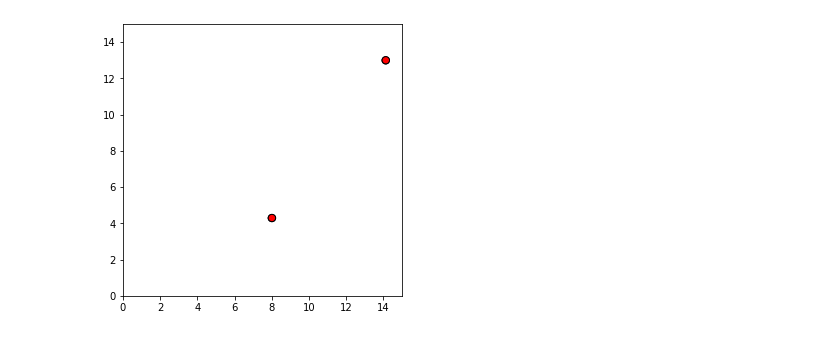
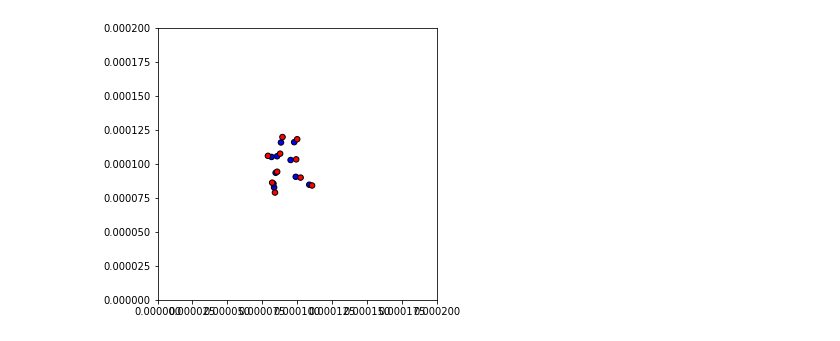
Before and after one commit to MoAbdelaziz/acoustophoresis, a Jupyter notebook: acoustophoresis.ipynb, the cells around one changed output. Cells and saved outputs as stored; diff of their text form; code cells hidden in the pictures.

```diff
--- a/acoustophoresis.ipynb
+++ b/acoustophoresis.ipynb
@@ -17,18 +55,14 @@ from IPython.display import HTML
 # %%
-num_particles = 2
-radius = .2
+num_particles = 10
+
 particle_vel = np.zeros((num_particles,3))
 max_iterations = 100 # for checking particle overlap at each timestep
-overlap_tol = .01 # tolerance for overlapping particles to not repeatedly run excluded volume check
-standing_wave_amplitude = 50
-wavenumber = 2*np.pi/10
-viscosity = 100 # dynamic viscosity
-Omega_a_squared = 0 # vortex strength
-E0 = 10
-f0s = 1
-f0p = 1
-f1s = 1
-f1p = 1 # calculate all of these later
+overlap_tol = .01*radius # tolerance for overlapping particles to not repeatedly run excluded volume check
+
+standing_wave_amplitude = 4*np.pi*radius**3*acoustic_energy_density*wavenumber*contrast_factor
+Omega_a_squared = 0*    1*10**-6 # vortex strength
+
+
 
 def force_grav(rho_p,rho_m,radius):
     g = 9.81
@@ -38,15 +72,22 @@ def force_grav(rho_p,rho_m,radius):
 
 def initialize_pos(x_range, y_range, z_range):
     particle_pos = np.zeros((num_particles,3))
+    x_center = (x_range[0]+x_range[1])/2
+    y_center = (y_range[0]+y_range[1])/2
+    z_center = (z_range[0]+z_range[1])/2
+
+    spread = 0.2
     for i in range(num_particles):
-        particle_pos[i,0] = np.random.uniform(low=x_range[0], high=x_range[1])
-        particle_pos[i,1] = np.random.uniform(low=y_range[0], high=y_range[1])
-        particle_pos[i,2] = np.random.uniform(low=z_range[0], high=z_range[1])
+        particle_pos[i,0] = np.random.uniform(low=x_center*(1-spread), high=x_center*(1+spread))
+        particle_pos[i,1] = np.random.uniform(low=y_center*(1-spread), high=y_center*(1+spread))
+        particle_pos[i,2] = np.random.uniform(low=z_center*(1-spread), high=z_center*(1+spread))
+        particle_pos[i,2]=z_center
     return particle_pos
 
 # Update positions and velocities, applying periodic BCs
 def update_pos(particle_pos, particle_vel, timestep):
     new_pos = particle_pos + particle_vel*timestep
+    new_pos = wall_collide(new_pos)
     new_pos = exclude_volume(new_pos,timestep,radius)
     new_vel = 0
     # Sum external forces, find their contribution to the flow everywhere
@@ -55,7 +96,7 @@ def update_pos(particle_pos, particle_vel, timestep):
     force3 = bjerknes_total(new_pos)
     total_force = force1 + force2 +force3
     new_vel += hydro_interact(particle_pos,total_force)
-    new_pos = new_pos % (x_size,y_size,z_size)
+#     new_pos = new_pos % (x_size,y_size,z_size)
     return new_pos, new_vel
 
 # Excluded volume interaction
@@ -75,13 +116,21 @@ def exclude_volume(particle_pos, timestep, radius):
                     particle_pos[i,:]+= distance_vector/np.linalg.norm(distance_vector) * overlap_length/2
                     particle_pos[j,:]-= distance_vector/np.linalg.norm(distance_vector) * overlap_length/2
                     #
-                    # re-apply periodic BCs while doing this
-                    particle_pos[i,:] = particle_pos[i,:] % (x_size, y_size, z_size)
-                    particle_pos[j,:] = particle_pos[j,:] % (x_size, y_size, z_size)
+#                     # re-apply periodic BCs while doing this
+#                     particle_pos[i,:] = particle_pos[i,:] % (x_size, y_size, z_size)
+#                     particle_pos[j,:] = particle_pos[j,:] % (x_size, y_size, z_size)
 #         if num_iterations == max_iterations -1:
 #             print('Could not exclude all particles within max num of iterations')
         if num_overlaps == 0:
             break
+    return particle_pos
+
+def wall_collide(particle_pos):
+    for i in range(num_particles):
+        if particle_pos[i,2] < z_range[0]+radius:
+            particle_pos[i,2] = z_range[0]+radius
+        if particle_pos[i,2] > z_range[1]-radius:
+            particle_pos[i,2] = z_range[1]-radius
     return particle_pos
 
 # Calculate flow contribution from all external forces
@@ -110,8 +159,8 @@ def cij_mat(particle_pos1, particle_pos2):
     a = radius
     mu = viscosity
     rr_mat = np.outer(rij,rij)
-    term1 = (3*a/r) * (np.identity(3)/r + rr_mat/r**3)
-    term2 = a**3/4 * (np.identity(3)/r**3 - 3*rr_mat/r**5)
+    term1 = (3*a/4) * (np.identity(3)/r + rr_mat/r**3)
+    term2 = (a**3)/4 * (np.identity(3)/r**3 - 3*rr_mat/r**5)
     prefactor = 1/(6*np.pi*mu*a)
     return prefactor*(term1 + term2)
 
@@ -120,8 +169,11 @@ def standing_wave_arf(particle_pos):
     # Make a standing wave with one nodal plane at z_range/2
     force = np.zeros((num_particles,3))
     z_pos = np.asarray(particle_pos[:,2])
-    z_center = (z_range[1]-z_range[0])/2
-    force[:,2] = -standing_wave_amplitude*np.sin(2*wavenumber*(z_pos-z_center))
+    z_center = (z_range[1]+z_range[0])/2
+    # Only give force within limits of the resonator
+    for i in range(num_particles):
+        if z_range[0]<z_pos[i]<z_range[1]:
+            force[i,2] = -standing_wave_amplitude*np.sin(2*wavenumber*(z_pos[i]-z_center))
     return force
 
 # Place a vortex line along the y-axis
@@ -156,6 +208,7 @@ def bjerknes_single(particle_pos1, particle_pos2):
     a_p = radius
     a_s = radius # all particles are the same size
     k = wavenumber
+    E0 = acoustic_energy_density
     # Particle1 is the scatterer exerting force on Particle2
     x, y, z = particle_pos2 - particle_pos1
     R = np.linalg.norm(particle_pos2 - particle_pos1) * wavenumber
@@ -212,15 +265,16 @@ def run(time_max,timestep):
         particle_pos, particle_vel = update_pos(particle_pos,particle_vel,timestep)
     return times, positions, velocities
 
-x_range = [0,15]
-y_range = [0,15]
-z_range = [0,15]
+x_range = [0,resonator_width*.01]
+y_range = [0,resonator_width*.01]
+z_range = [0,resonator_height]
 x_size = x_range[1]-x_range[0]
 y_size = y_range[1]-y_range[0]
 z_size = z_range[1]-z_range[0]
 
-
-times, positions, velocities = run(100,.1)
+total_steps = 2500
+time_step = .5*10**(-4)
+times, positions, velocities = run(total_steps*time_step, time_step)
 
 positions = np.asarray(positions)
 velocities = np.asarray(positions)
@@ -240,33 +294,34 @@ ax.set_xlim(x_range)
 ax.set_ylim(y_range)
 
 circle_dict = {}
 x_pos = positions[:,:,0]
 y_pos = positions[:,:,1]
 z_pos = positions[:,:,2]
-z_norm = z_pos/np.amax(z_range)
-alphas = 1 - 1.8*np.abs(z_norm-.5)
+z_center = (z_range[1]-z_range[0])/2
+# alphas = np.exp(-(z_pos-z_center)**2/10)
+alphas = np.ones((total_steps,num_particles)) # place holder
 for n in range(num_particles):
     circle_dict["circle"+str(n)] = plt.Circle((x_pos[0,n],y_pos[0,n]),radius,fc='b',ec='k', alpha=alphas[0,n])
 
 
 def init():
     for n in range(num_particles):
         circle_dict["circle"+str(n)].center = (x_pos[0,n],y_pos[0,n])
         circle_dict["circle"+str(n)].set_alpha(alphas[0,n])
         ax.add_patch(circle_dict["circle"+str(n)])
     return circle_dict.values()
 
 def animate(i):
     for n in range(num_particles):
         circle_dict["circle"+str(n)].center = (x_pos[i,n],y_pos[i,n])
         circle_dict["circle"+str(n)].set_alpha(alphas[i,n])
     return circle_dict.values()
 anim_step=2
 num_steps = len(positions[:,0,0])
 frame_list = np.arange(0,num_steps,anim_step)
 anim=animation.FuncAnimation(fig,animate,init_func=init,frames=frame_list,interval = 42,blit=True)
 
 HTML(anim.to_html5_video())
 # %% [output]
 [interactive output not drawn]
-[figure, old version]
+[figure, new version]
```
Also changed, not shown: parts of 7 cells of this notebook.
